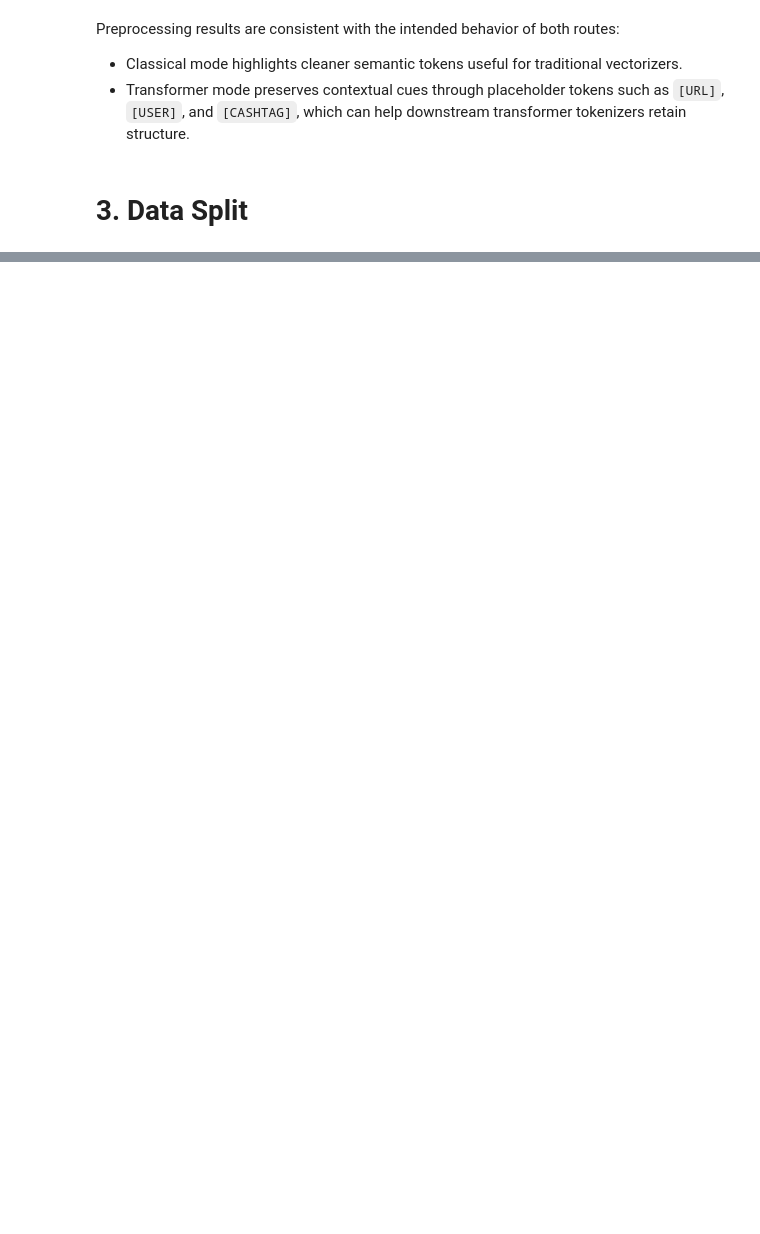
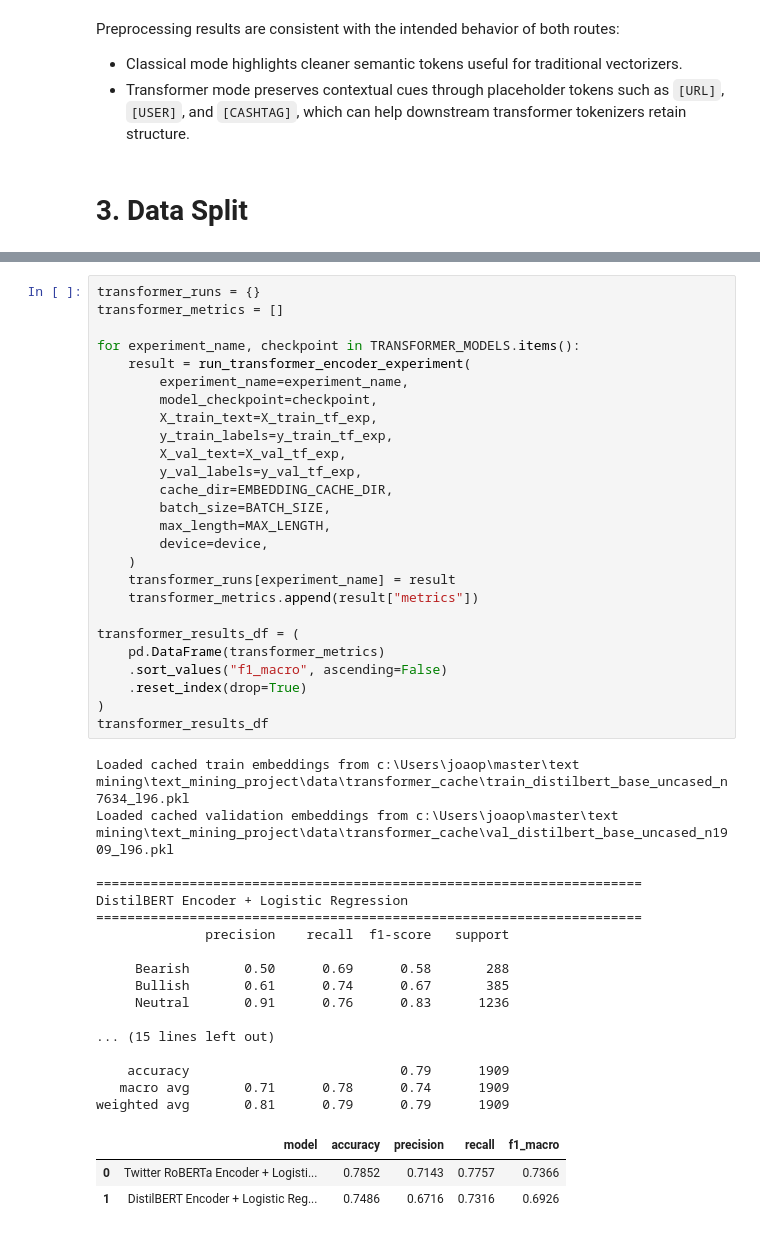
Before and after one commit to joaopavila120/text_mining_project, a Jupyter notebook: notebooks/tm_tests_xx.ipynb, the cells around one changed output, grey strips where cells are left out. Saved outputs shown, nothing was run; the diff lists cells and outputs as text; blank space fills up the shorter version.

```diff
--- a/notebooks/tm_tests_xx.ipynb
+++ b/notebooks/tm_tests_xx.ipynb
@@ -187,0 +330,47 @@ Preprocessing results are consistent with the intended behavior of both routes:
+# %%
+transformer_runs = {}
+transformer_metrics = []
+
+for experiment_name, checkpoint in TRANSFORMER_MODELS.items():
+    result = run_transformer_encoder_experiment(
+        experiment_name=experiment_name,
+        model_checkpoint=checkpoint,
+        X_train_text=X_train_tf_exp,
+        y_train_labels=y_train_tf_exp,
+        X_val_text=X_val_tf_exp,
+        y_val_labels=y_val_tf_exp,
+        cache_dir=EMBEDDING_CACHE_DIR,
+        batch_size=BATCH_SIZE,
+        max_length=MAX_LENGTH,
+        device=device,
+    )
+    transformer_runs[experiment_name] = result
+    transformer_metrics.append(result["metrics"])
+
+transformer_results_df = (
+    pd.DataFrame(transformer_metrics)
+    .sort_values("f1_macro", ascending=False)
+    .reset_index(drop=True)
+)
+transformer_results_df
+# %% [output]
+Loaded cached train embeddings from c:\Users\joaop\master\text mining\text_mining_project\data\transformer_cache\train_distilbert_base_uncased_n7634_l96.pkl
+Loaded cached validation embeddings from c:\Users\joaop\master\text mining\text_mining_project\data\transformer_cache\val_distilbert_base_uncased_n1909_l96.pkl
+
+======================================================================
+DistilBERT Encoder + Logistic Regression
+======================================================================
+              precision    recall  f1-score   support
+
+     Bearish       0.50      0.69      0.58       288
+     Bullish       0.61      0.74      0.67       385
+     Neutral       0.91      0.76      0.83      1236
+
+... (15 lines left out)
+
+    accuracy                           0.79      1909
+   macro avg       0.71      0.78      0.74      1909
+weighted avg       0.81      0.79      0.79      1909
+|  | model | accuracy | precision | recall | f1_macro |
+| 0 | Twitter RoBERTa Encoder + Logisti... | 0.7852 | 0.7143 | 0.7757 | 0.7366 |
+| 1 | DistilBERT Encoder + Logistic Reg... | 0.7486 | 0.6716 | 0.7316 | 0.6926 |
```
Also changed, not shown: parts of 13 cells of this notebook, 1 other file.
